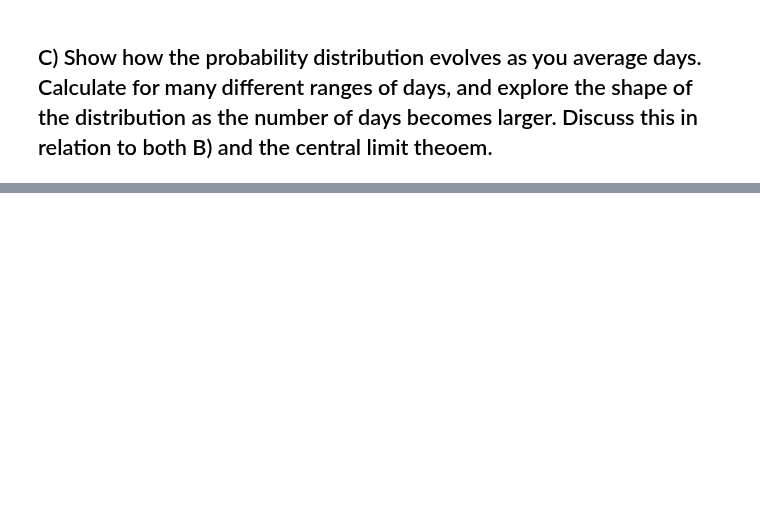
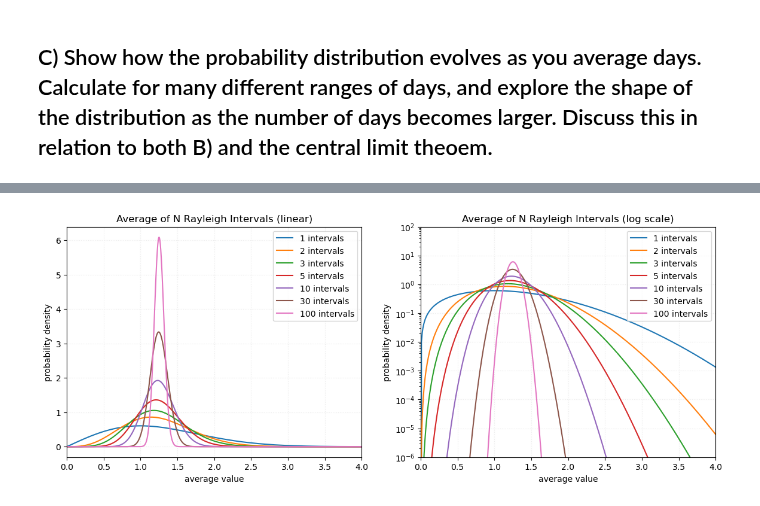
Before and after one commit to merrillka/repository-for-phys434, a Jupyter notebook: Lab2.ipynb, the cells around one changed output, grey strips where cells are left out. Drawn from its saved outputs; the diff is of its cells as text; code cells hidden in the pictures; blank space fills up the shorter version.

```diff
--- a/Lab2.ipynb
+++ b/Lab2.ipynb
@@ -103,0 +162,44 @@ As I average over N days, the probability distribution begins to look more like
+# %%
+dx = 0.01
+x = np.arange(0, 8, dx)
+pdf1 = stats.rayleigh.pdf(x) * dx
+pdf1 = pdf1 / np.sum(pdf1)
+
+mu1 = stats.rayleigh.mean()
+sd1 = stats.rayleigh.std()
+
+Ns = [1, 2, 3, 5, 10, 30, 100]
+
+plt.figure(figsize=(14, 5))
+for N in Ns:
+    p = pdf1
+    for i in range(N - 1):
+        p = np.convolve(p, pdf1)
+    x_avg = np.arange(len(p)) * dx / N
+    density = p / (dx / N)
+
+    plt.subplot(1, 2, 1)
+    plt.plot(x_avg, density, label=str(N) + ' intervals')
+    plt.subplot(1, 2, 2)
+    plt.plot(x_avg, density, label=str(N) + ' intervals')
+
+plt.subplot(1, 2, 1)
+plt.title('Average of N Rayleigh Intervals (linear)')
+plt.xlabel('average value')
+plt.ylabel('probability density')
+plt.xlim(0, 4)
+plt.grid(True, linestyle=':', alpha=0.25)
+plt.legend()
+
+plt.subplot(1, 2, 2)
+plt.title('Average of N Rayleigh Intervals (log scale)')
+plt.xlabel('average value')
+plt.ylabel('probability density')
+plt.xlim(0, 4)
+plt.yscale('log')
+plt.ylim(1e-6, 100)
+plt.grid(True, linestyle=':', alpha=0.25)
+plt.legend()
+plt.show()
+# %% [output]
+[figure, added]
```
Also changed, not shown: parts of 32 cells of this notebook.
